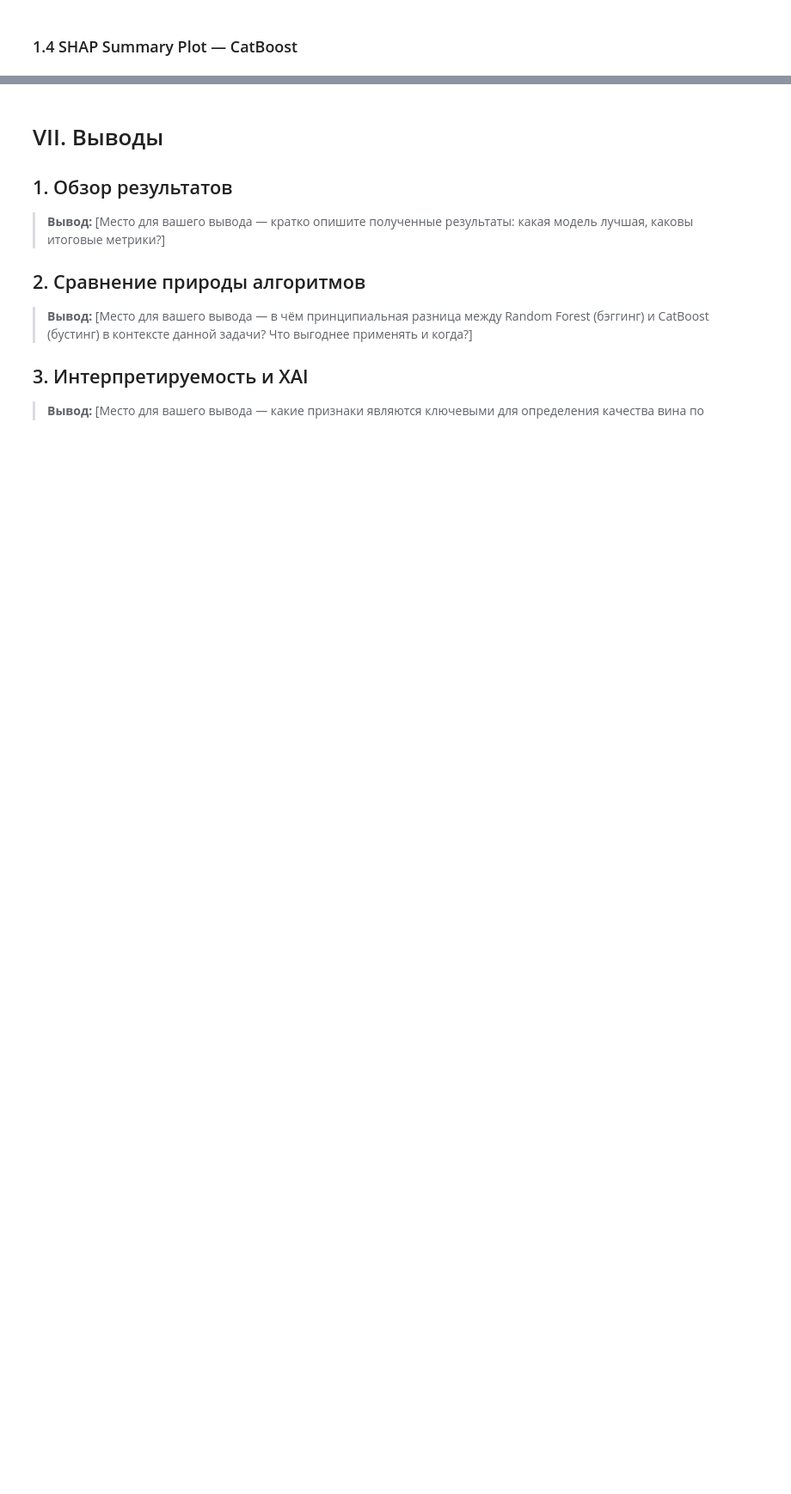
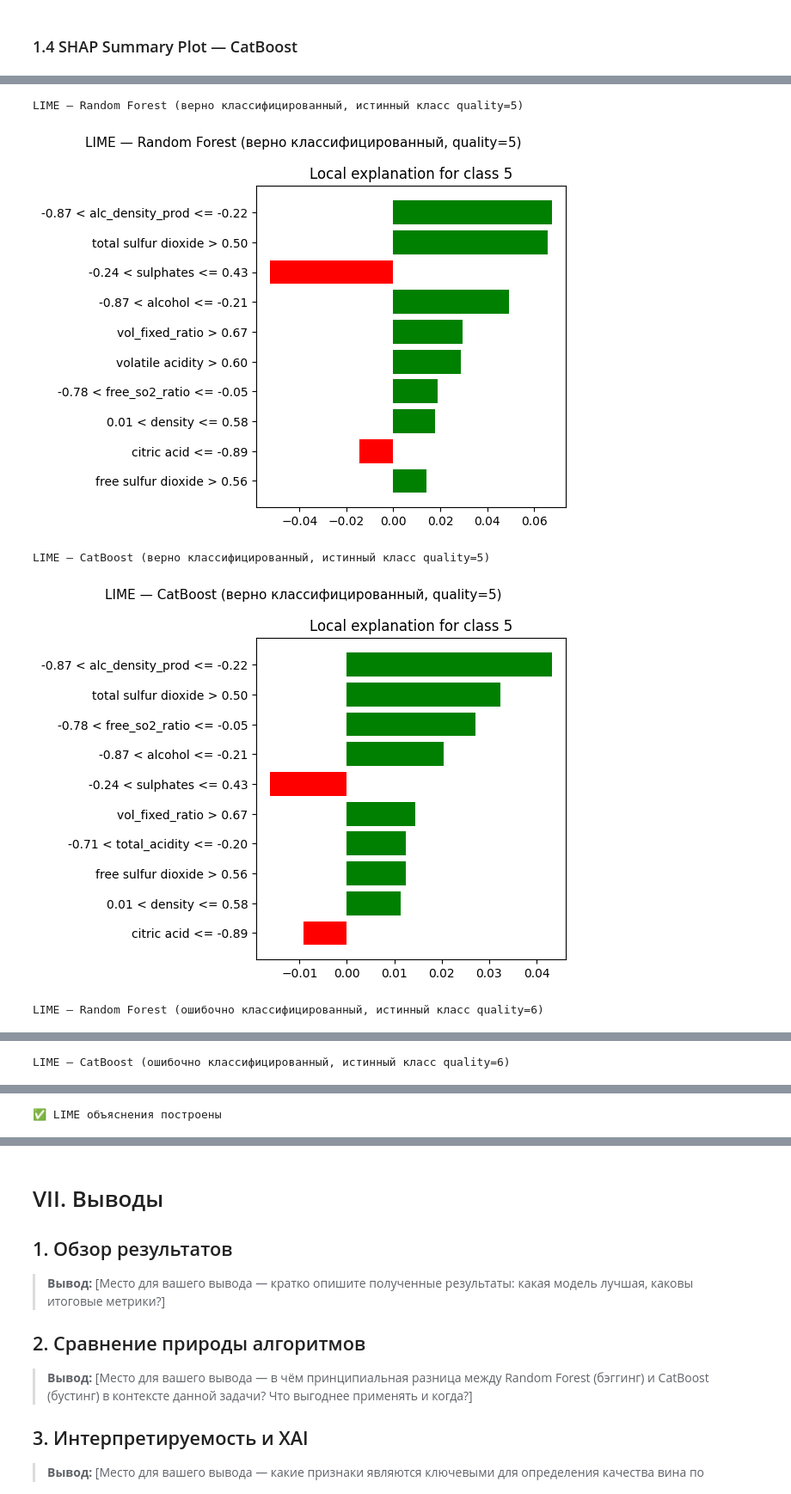
Before and after one commit to 2made1ra/ML2, a Jupyter notebook: LAB_I/notebooks/lab_1.ipynb, the cells around one changed output, grey strips where cells are left out. Shown at 86% size. Saved outputs shown, nothing was run; the diff lists cells and outputs as text; code cells hidden in the pictures; blank space fills up the shorter version.

```diff
--- a/LAB_I/notebooks/lab_1.ipynb
+++ b/LAB_I/notebooks/lab_1.ipynb
@@ -1321,31 +1361,41 @@ lime_explainer = LimeTabularExplainer(
     feature_names=FEATURE_COLS,
     class_names=CLASS_NAMES,
     mode='classification',
     random_state=RANDOM_STATE,
 )
 
 
 def explain_with_lime(model, model_name, sample_idx, label):
     '''Строит LIME-объяснение для одного объекта и визуализирует его.'''
     true_q = le.classes_[y_test[sample_idx]]
     exp = lime_explainer.explain_instance(
         data_row=X_test_scaled.iloc[sample_idx].values,
         predict_fn=model.predict_proba,
         num_features=10,
         top_labels=1,
     )
     print(f'\nLIME — {model_name} ({label}, истинный класс quality={true_q})')
-    exp.show_in_notebook(show_all=False)
+    predicted_label = exp.available_labels()[0]
+    fig = exp.as_pyplot_figure(label=predicted_label)
+    fig.suptitle(f'LIME — {model_name} ({label}, quality={true_q})', fontsize=11)
+    plt.tight_layout()
+    plt.show()
 
 
 correct_sample_idx = local_idx[0]
 wrong_sample_idx   = local_idx[len(local_correct_idx)]
 
 for sample_idx, label in [
     (correct_sample_idx, 'верно классифицированный'),
     (wrong_sample_idx,   'ошибочно классифицированный'),
 ]:
     explain_with_lime(rf_best,  'Random Forest', sample_idx, label)
     explain_with_lime(cb_best,  'CatBoost',      sample_idx, label)
 
 print('✅ LIME объяснения построены')
+# %% [output]
+LIME — Random Forest (верно классифицированный, истинный класс quality=5)
+[figure, added]
+LIME — CatBoost (верно классифицированный, истинный класс quality=5)
+[figure, added]
+LIME — Random Forest (ошибочно классифицированный, истинный класс quality=6)
@@ -1351,0 +1403 @@ print('✅ LIME объяснения построены')
+LIME — CatBoost (ошибочно классифицированный, истинный класс quality=6)
@@ -1352 +1405,2 @@ print('✅ LIME объяснения построены')
+✅ LIME объяснения построены
 # %% [markdown]
```
Also changed, not shown: parts of 54 cells of this notebook, 10 other files.
